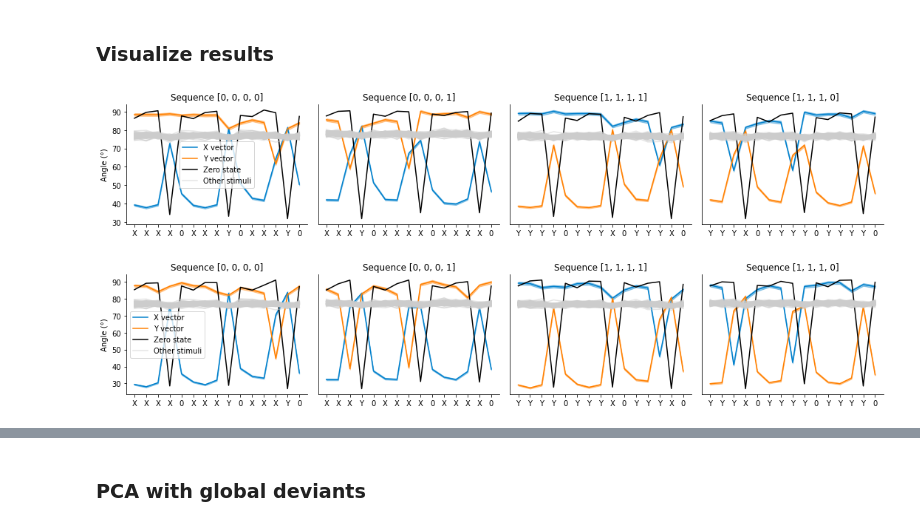
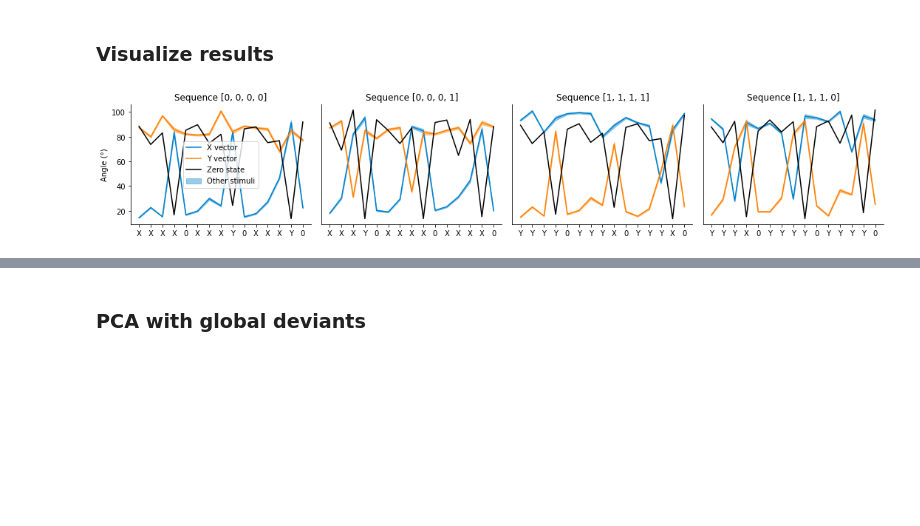
Before and after one commit to mebellet/RNNlocalglobal, a Jupyter notebook: RNN-Generalization.ipynb, the cells around one changed output, grey strips where cells are left out. Saved outputs shown, nothing was run; the diff lists cells and outputs as text; code cells hidden in the pictures; blank space fills up the shorter version.

```diff
--- a/RNN-Generalization.ipynb
+++ b/RNN-Generalization.ipynb
@@ -431,3 +469,21 @@ Known stimuli; Accuracy for last in sequence [1, 1, 1, 0]: 1.000, 10shot: 1.000
+# %%
+fig,ax = plt.subplots(1,1,figsize=(4,3))
+colors = [[0,.3,.8],[0.8,0,0],[0,.6,.8],[0.8,.3,0]]
+for i in range(Nseq):
+    plt.plot(np.mean(Acc[i][:5,:],-1),'.-',label=seq_test[i],color=colors[i])
+plt.legend(bbox_to_anchor=(1.1,1.1))
+
+plt.ylim(.3,1)
+sb.despine()
+ax.set_xticks(np.arange(5))
+ticks = [1,2,3,4,'zero']
+ax.set_xticklabels(ticks)
+ax.set_xlabel('Item')
+plt.ylabel('Accuracy')
+plt.tight_layout()
+#plt.savefig('NIP_Accuracy')
+
+plt.show()
 # %%
 plt.plot(Loss)
 
@@ -456,84 +557,40 @@ SmallestResp = []
 for which_seq in range(Nseq): # loop through sequences
     Nback = len(seq_test[which_seq])*3 + 3
     TargetResp.append(np.zeros((Nback,pairs_test.shape[0],3)))
-    SmallestResp.append(np.zeros((Nback,pairs_test.shape[0])))
+    #SmallestResp.append(np.zeros((Nback,pairs_test.shape[0])))
     for stimulus in range(pairs_test.shape[0]): # loop through all stimuli
         for i in range(3):
-            TargetResp[which_seq][:,stimulus,i] = AngleAll[which_seq][:,stimulus,stimulus*3+i]
+            TargetResp[which_seq][:,stimulus,i] = AngleAll[which_seq][:,stimulus,i]
         # get vector closest to the selected but first three
-        SmallestResp[which_seq][:,stimulus] = np.sort(np.delete(AngleAll[which_seq][:,stimulus,:],(stimulus*3,stimulus*3+2,stimulus*3+1),-1),-1)[:,int(dict_size*0.1)]
+        #SmallestResp[which_seq][:,stimulus] = np.sort(np.delete(AngleAll[which_seq][:,stimulus,:],(stimulus*2,stimulus*2+2,stimulus*2+1),-1),-1)[:,int(dict_size*0.1)]
 fig,ax = plt.subplots(1,Nseq,figsize=(15,3))
-col = [[0,.5,.8],[1,.5,0],[0.3,.7,0]]
+col = [[0,.5,.8],[1,.5,0],[0,0,0]]
 for which_seq in range(Nseq):
     N = len(seq_test[which_seq])*3 + 3
     for i in range(2):
         m = np.mean(TargetResp[which_seq][:,:,i],1)
         sem = np.std(TargetResp[which_seq][:,:,i],1)/np.sqrt(pairs.shape[0])
         ax[which_seq].plot(np.arange(N),m,color=col[i])
         ax[which_seq].fill_between(np.arange(N),m-sem,m+sem,color=col[i],alpha=.4)
     m = np.mean(AngleAll[which_seq][:,:,-1],1)
     ax[which_seq].plot(np.arange(N),m,color=[0,0,0])
     #m = np.min(AngleAll[which_seq][:,:,:,],1)
-    ax[which_seq].plot(np.arange(N),SmallestResp[which_seq],color=[.8,.8,.8],alpha=.5)
+    #ax[which_seq].plot(np.arange(N),SmallestResp[which_seq],color=[.8,.8,.8],alpha=.5)
     ax[which_seq].spines['right'].set_visible(False)
     ax[which_seq].spines['top'].set_visible(False)
     ax[which_seq].set_title('Sequence %s'%seq_test[which_seq])
     ax[which_seq].set_xticks(np.arange(N))
     ticks = []
     for t in range(N):
         ticks.append(xlabels[test_seq[which_seq][t]])
     ax[which_seq].set_xticklabels(ticks)
     if which_seq>0:
         ax[which_seq].set_yticks(())
     ax[0].set_ylabel('Angle (°)')
     ax[0].legend(['X vector','Y vector','Zero state','Other stimuli'])
 plt.tight_layout()
-#plt.savefig('NIP_Angles_local-global_generalization.pdf')
-#plt.savefig('NIP_Angles_local-global_generalization.png')
+#plt.savefig('NIP_Angles_local-global_circular.pdf')
+#plt.savefig('NIP_Angles_local-global_circular.png')
 plt.show()
-
-
-# FOR KNOWN STIMULI
-TargetResp = []
-for which_seq in range(Nseq): # loop through sequences
-    Nback = len(seq_test[which_seq])*3 + 3
-    TargetResp.append(np.zeros((Nback,pairs.shape[0],3)))
-    SmallestResp.append(np.zeros((Nback,pairs.shape[0])))
-    for stimulus in range(pairs.shape[0]): # loop through all stimuli
-        for i in range(2):
-            TargetResp[which_seq][:,stimulus,i] = AngleAll_samestim[which_seq][:,stimulus,stimulus*3+i]
-        SmallestResp[which_seq][:,stimulus] = np.sort(np.delete(AngleAll[which_seq][:,stimulus,:],(stimulus*3,stimulus*3+2,stimulus*3+1),-1),-1)[:,int(pairs.shape[0]*0.1)]
-
-fig,ax = plt.subplots(1,Nseq,figsize=(15,3))
-col = [[0,.5,.8],[1,.5,0],[0.3,.7,0]]
-for which_seq in range(Nseq):
-    N = len(seq_test[which_seq])*3 + 3
-    for i in range(2):
-        m = np.mean(TargetResp[which_seq][:,:,i],1)
-        sem = np.std(TargetResp[which_seq][:,:,i],1)/np.sqrt(pairs.shape[0])
-        ax[which_seq].plot(np.arange(N),m,color=col[i])
-        ax[which_seq].fill_between(np.arange(N),m-sem,m+sem,color=col[i],alpha=.4)
-    m = np.mean(AngleAll_samestim[which_seq][:,:,-1],1)
-    ax[which_seq].plot(np.arange(N),m,color=[0,0,0])
-    #m = np.mean(AngleAll_samestim[which_seq][:,:,:,],1)
-    ax[which_seq].plot(np.arange(N),SmallestResp[which_seq],color=[.8,.8,.8],alpha=.5)
-    ax[which_seq].spines['right'].set_visible(False)
-    ax[which_seq].spines['top'].set_visible(False)
-    ax[which_seq].set_title('Sequence %s'%seq_test[which_seq])
-    ax[which_seq].set_xticks(np.arange(N))
-    ticks = []
-    for t in range(N):
-        ticks.append(xlabels[test_seq[which_seq][t]])
-    ax[which_seq].set_xticklabels(ticks)
-    if which_seq>0:
-        ax[which_seq].set_yticks(())
-    ax[0].set_ylabel('Angle (°)')
-    ax[0].legend(['X vector','Y vector','Zero state','Other stimuli'])
-plt.savefig('NIP_Angles.pdf')
-plt.tight_layout()
-#plt.savefig('NIP_Angles_local-global.pdf')
-#plt.savefig('NIP_Angles_local-global.png')
-plt.show()
 # %% [output]
-[figure, old version]
+[figure, new version]
-[figure, removed]
```
Also changed, not shown: parts of 58 cells of this notebook, 2 other files.
